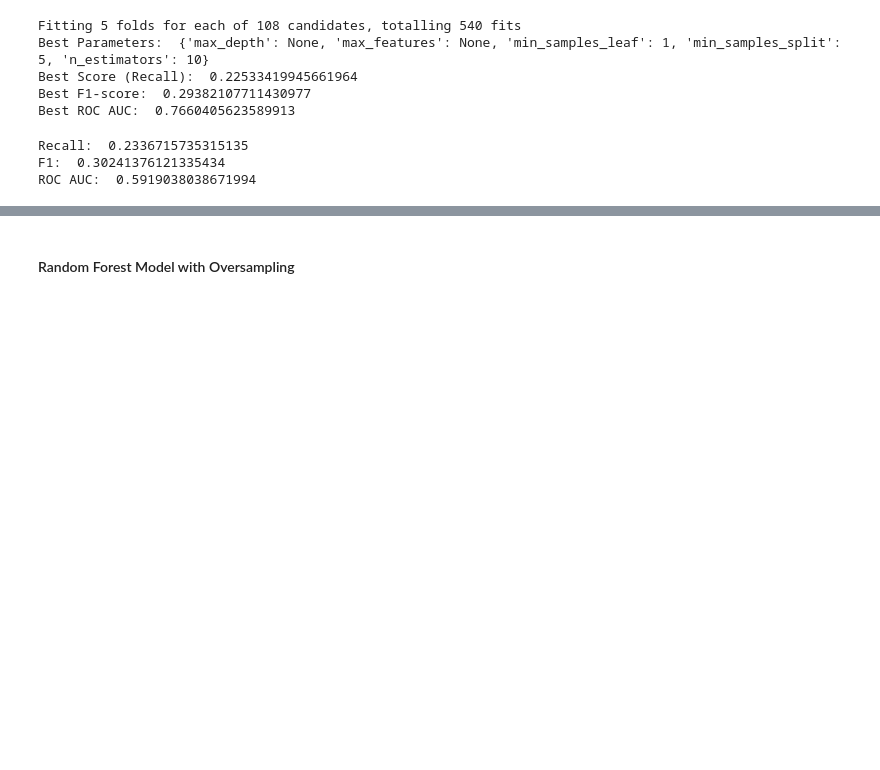
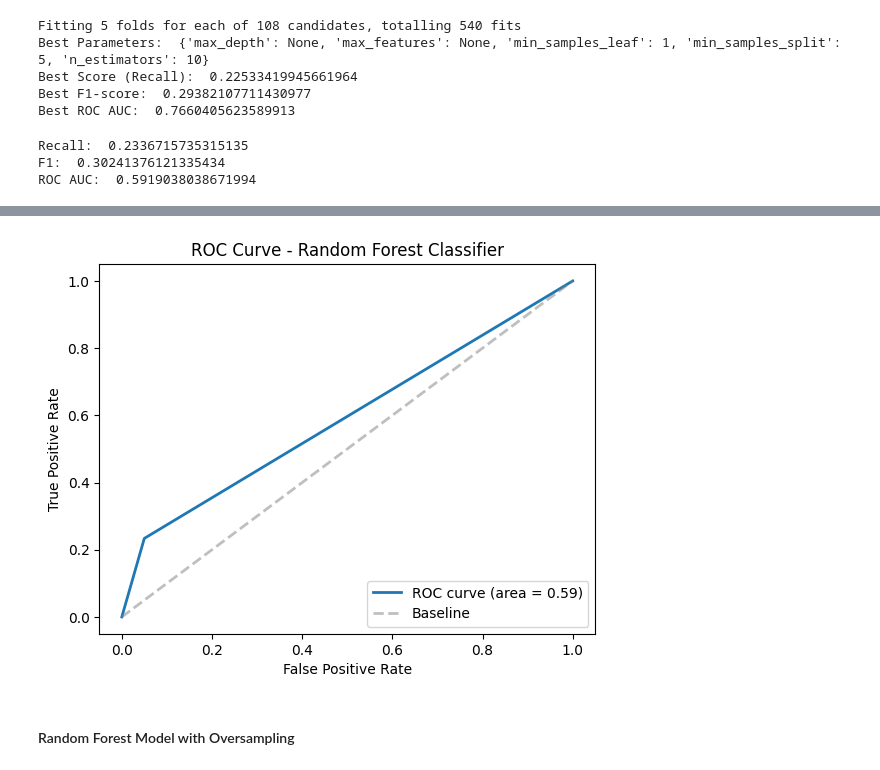
Before and after one commit to RileyLeo/Diabetes-Prediction-ML, a Jupyter notebook: notebook.ipynb, the cells around one changed output, grey strips where cells are left out. Drawn from its saved outputs; the diff is of its cells as text; code cells hidden in the pictures; blank space fills up the shorter version.

```diff
--- a/notebook.ipynb
+++ b/notebook.ipynb
@@ -1155,3 +1118,7 @@ plt.show()
+# %%
+plot_roc_curve(y_test, rf_y_pred, 'ROC Curve - Random Forest Classifier')
+# %% [output]
+[figure, added]
 # %% [markdown]
 #### Random Forest Model with Oversampling
 # %%
```
Also changed, not shown: parts of 6 cells of this notebook.
